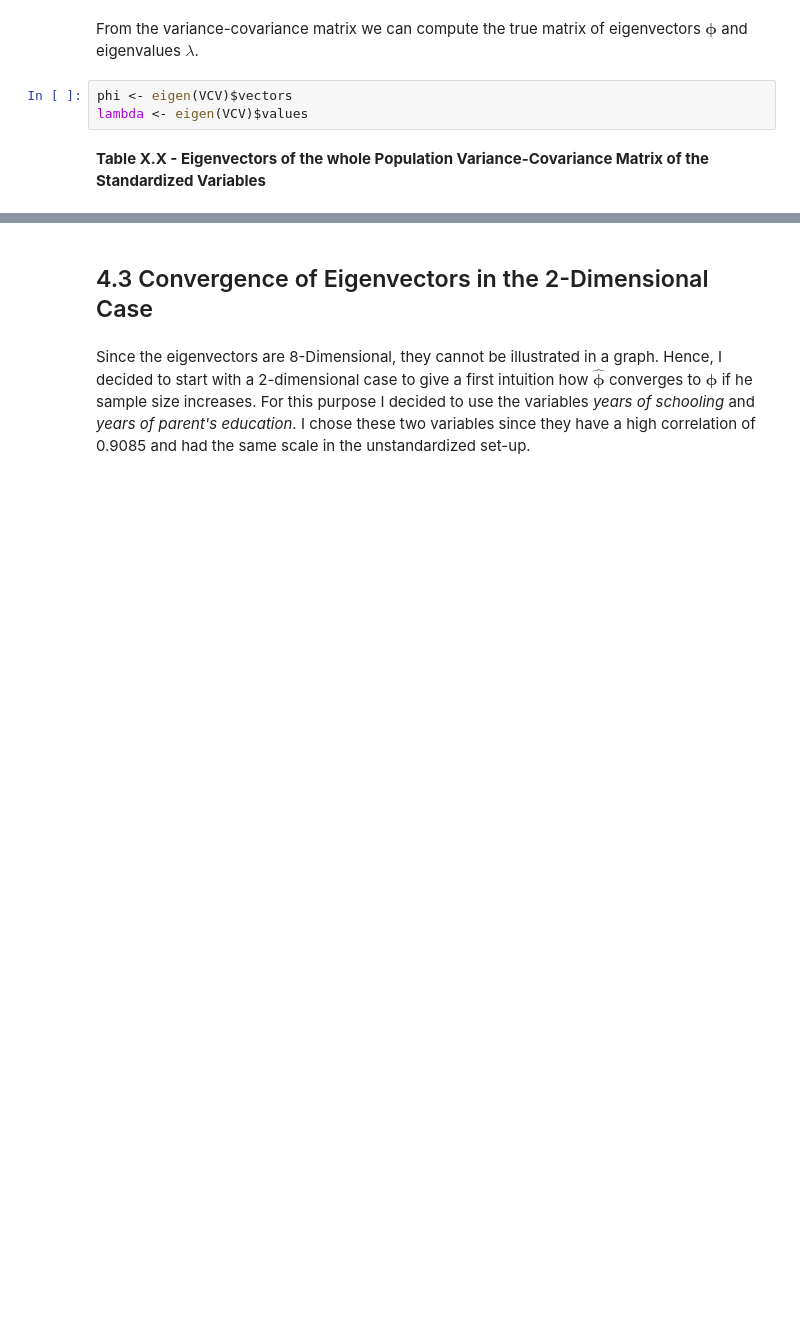
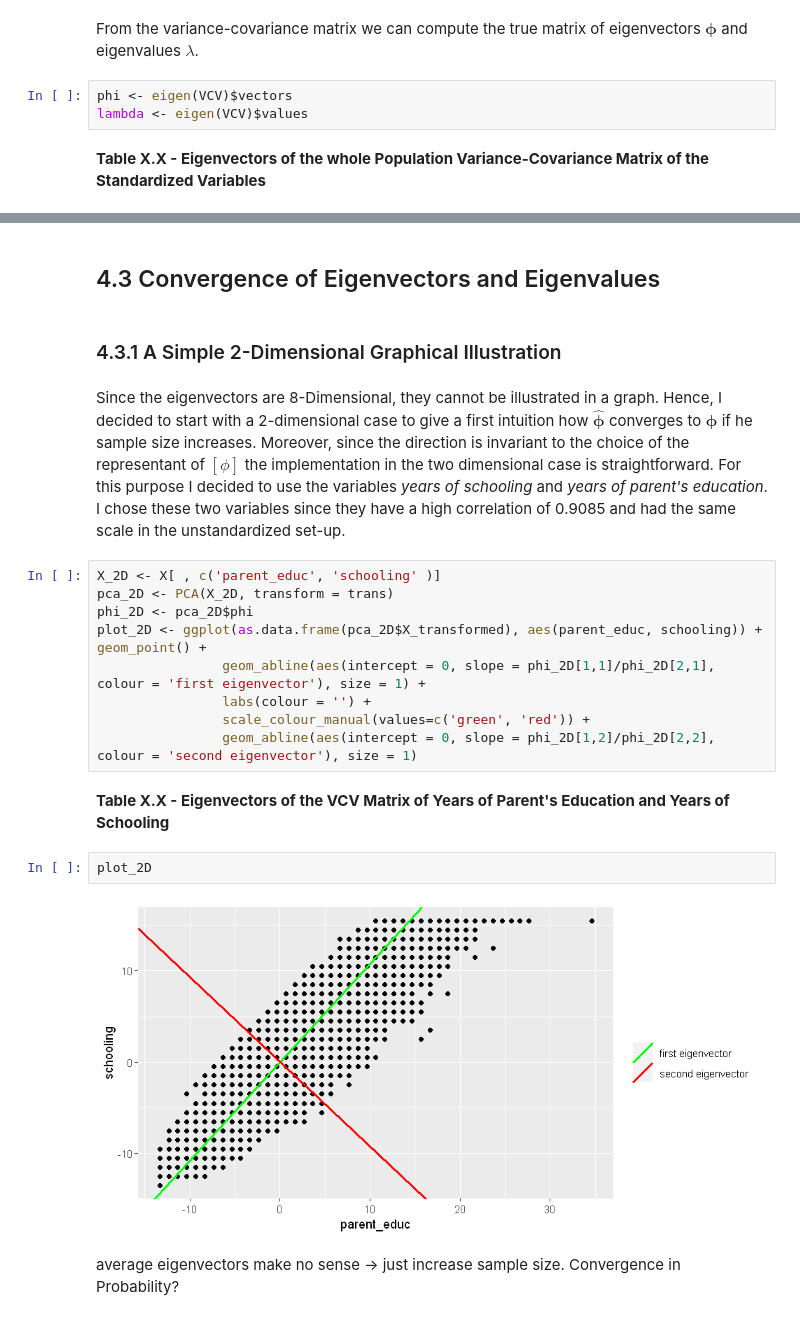
Before and after one commit to manuhuth/PCR-Parameter-Variance-Analysis, a Jupyter notebook: Notebooks/6Simulation.ipynb, the cells around one changed output, grey strips where cells are left out. Cells and saved outputs as stored; diff of their text form; blank space fills up the shorter version.

```diff
--- a/Notebooks/6Simulation.ipynb
+++ b/Notebooks/6Simulation.ipynb
@@ -114,6 +120,25 @@ phi
 | 0.2216269 | 0.658682847 | -0.1122628 | -0.002844340 | -0.0006473233 | 0.024118708 | -7.097486e-01 | 0.0090678749 |
 | 0.2158564 | 0.663068189 | -0.1341751 | 0.000214979 | -0.0276275565 | -0.023854355 | 7.030843e-01 | -0.0091535166 |
 # %% [markdown]
-## 4.3 Convergence of Eigenvectors in the 2-Dimensional Case
+## 4.3 Convergence of Eigenvectors and Eigenvalues
+# %% [markdown]
+### 4.3.1 A Simple 2-Dimensional Graphical Illustration
 # %% [markdown]
-Since the eigenvectors are 8-Dimensional, they cannot be illustrated in a graph. Hence, I decided to start with a 2-dimensional case to give a first intuition how $\hat{\pmb \phi}$ converges to $\pmb \phi$ if he sample size increases. For this purpose I decided to use the variables *years of schooling* and *years of parent's education*. I chose these two variables since they have a high correlation of 0.9085 and had the same scale in the unstandardized set-up.
+Since the eigenvectors are 8-Dimensional, they cannot be illustrated in a graph. Hence, I decided to start with a 2-dimensional case to give a first intuition how $\hat{\pmb \phi}$ converges to $\pmb \phi$ if he sample size increases. Moreover, since the direction is invariant to the choice of the representant of $[\phi]$ the implementation in the two dimensional case is straightforward. For this purpose I decided to use the variables *years of schooling* and *years of parent's education*. I chose these two variables since they have a high correlation of 0.9085 and had the same scale in the unstandardized set-up.
+# %%
+X_2D <- X[ , c('parent_educ', 'schooling' )]
+pca_2D <- PCA(X_2D, transform = trans)
+phi_2D <- pca_2D$phi
+plot_2D <- ggplot(as.data.frame(pca_2D$X_transformed), aes(parent_educ, schooling)) + geom_point() +
+                geom_abline(aes(intercept = 0, slope = phi_2D[1,1]/phi_2D[2,1], colour = 'first eigenvector'), size = 1) +
+                labs(colour = '') +
+                scale_colour_manual(values=c('green', 'red')) +
+                geom_abline(aes(intercept = 0, slope = phi_2D[1,2]/phi_2D[2,2], colour = 'second eigenvector'), size = 1)
+# %% [markdown]
+**Table X.X - Eigenvectors of the VCV Matrix of Years of Parent's Education and Years of Schooling**
+# %%
+plot_2D
+# %% [output]
+[figure, added]
+# %% [markdown]
+average eigenvectors make no sense -> just increase sample size. Convergence in Probability?
```
Also changed, not shown: parts of 13 cells of this notebook, 4 other files.
